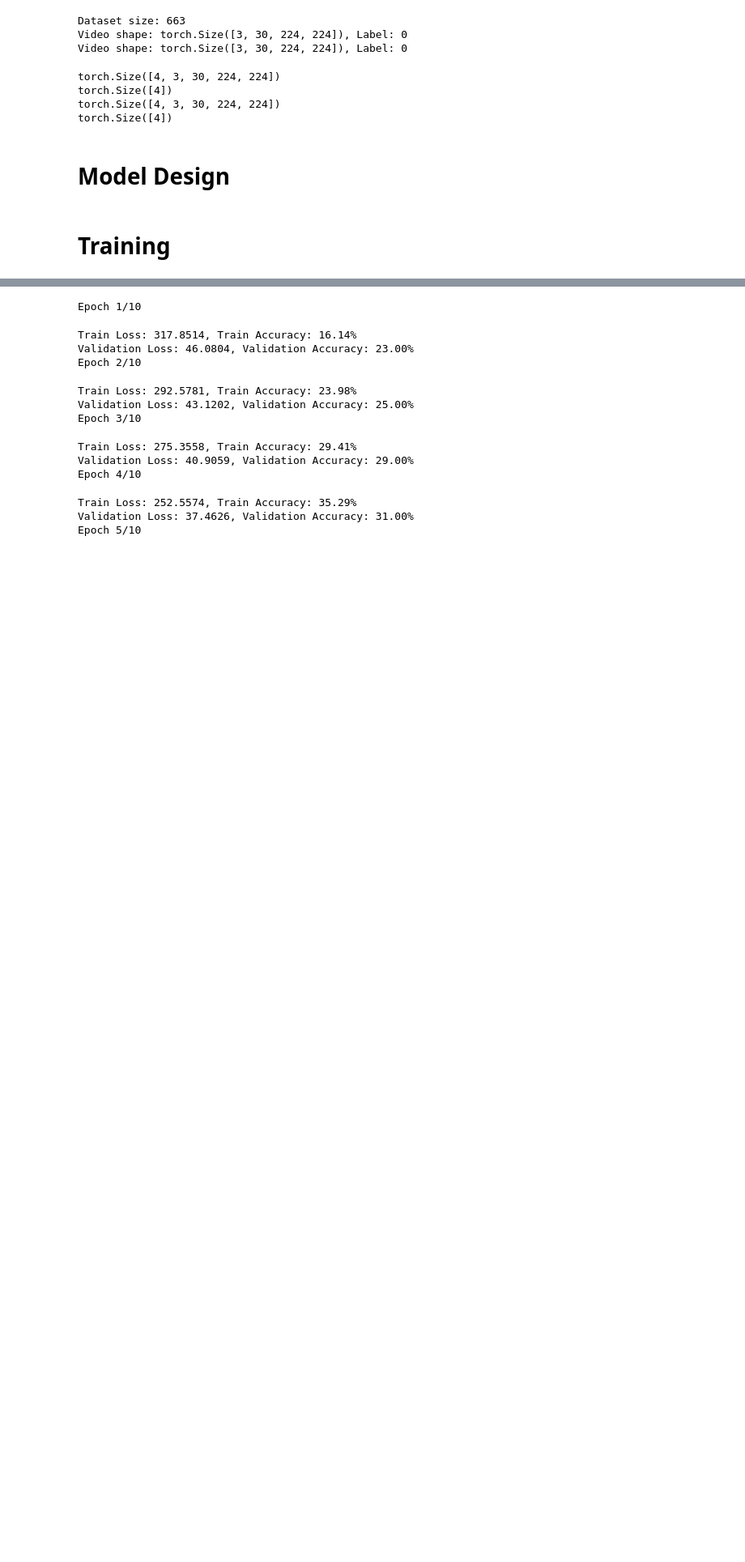
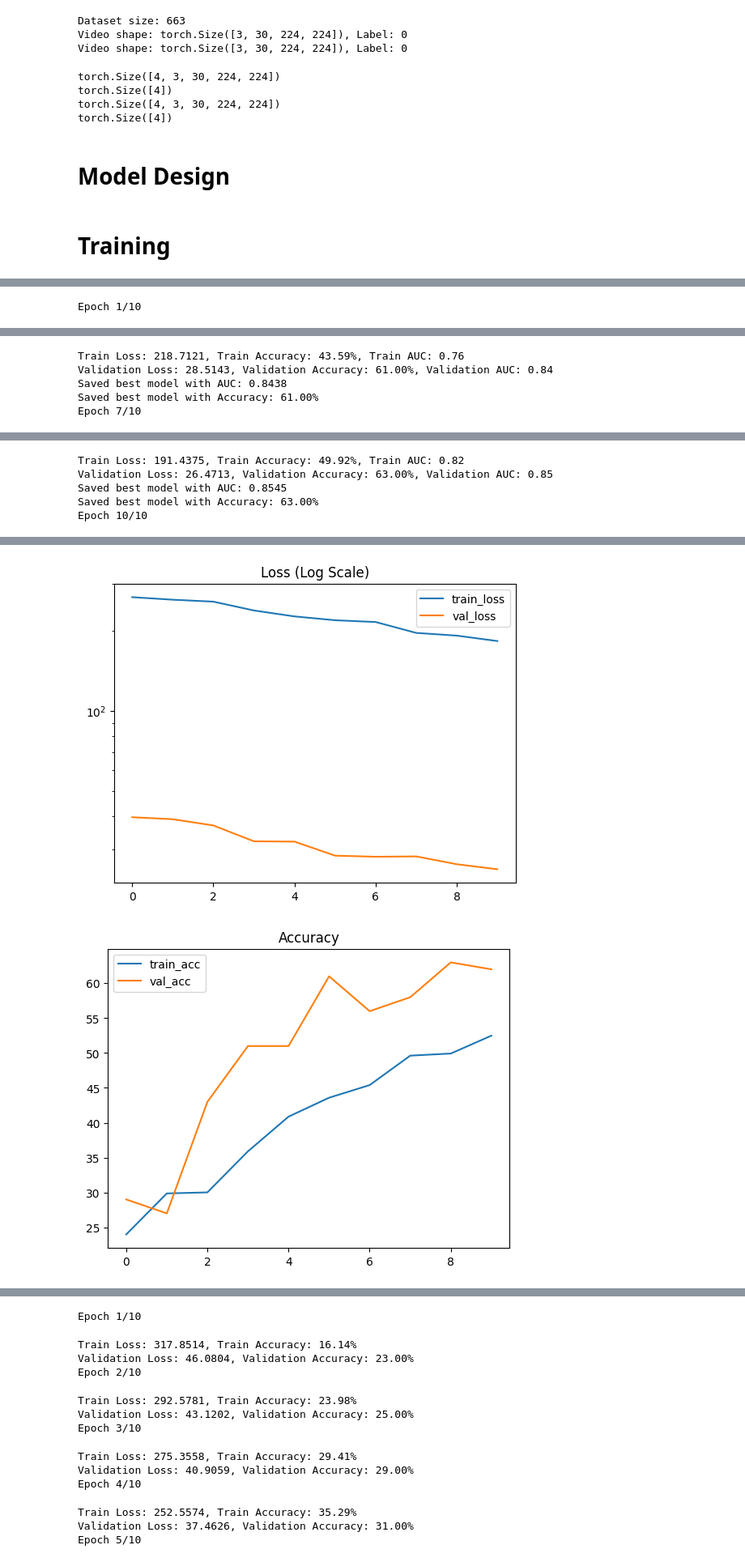
Before and after one commit to xzxzlala/Deep-Learning-Team-Project, a Jupyter notebook: final-project.ipynb, the cells around one changed output, grey strips where cells are left out. Shown at 81% size. Saved outputs shown, nothing was run; the diff lists cells and outputs as text; code cells hidden in the pictures; blank space fills up the shorter version.

Commit message:
experiments of conv3d and 'TCN'

```diff
--- a/final-project.ipynb
+++ b/final-project.ipynb
@@ -368,6 +378,34 @@ class FlexibleConv3DModel(nn.Module):
         return x
 # %% [markdown]
 # Training
+# %%
+import matplotlib.pyplot as plt
+
+def plot_metrics(train_loss_list, val_loss_list, train_acc_list, val_acc_list, train_auc_list, val_auc_list):
+    plt.figure()
+    plt.plot(train_loss_list, label='train_loss')
+    if val_loss_list:
+        plt.plot(val_loss_list, label='val_loss')
+    plt.yscale('log')  # Apply log scaling to the y-axis
+    plt.legend()
+    plt.title('Loss (Log Scale)')
+    plt.show()
+
+    plt.figure()
+    plt.plot(train_acc_list, label='train_acc')
+    if val_acc_list:
+        plt.plot(val_acc_list, label='val_acc')
+    plt.legend()
+    plt.title('Accuracy')
+    plt.show()
+
+    plt.figure()
+    plt.plot(train_auc_list, label='train_auc')
+    if val_auc_list:
+        plt.plot(val_auc_list, label='val_auc')
+    plt.legend()
+    plt.title('AUC')
+    plt.show()
 # %%
 import torch
 import torch.nn as nn
@@ -450,0 +545,15 @@ def train_model(model, train_loader, val_loader=None, num_epochs=10, device='cud
+# %%
+# Layer=3, drop = none, epoch = 10, batchsize = 4, lr = 0.001
+
+conv3d_1 = FlexibleConv3DModel(num_classes=5, num_conv_layers=3, initial_channels=16, use_dropout=False)
+
+conv3d_1_train = train_model(
+    model=conv3d_1,
+    train_loader=train_loader,
+    val_loader=val_loader,
+    num_epochs=10,
+    device='cuda' if torch.cuda.is_available() else 'cpu',
+    lr=0.001
+)
+# %% [output]
+Epoch 1/10
@@ -450,0 +582,5 @@ def train_model(model, train_loader, val_loader=None, num_epochs=10, device='cud
+Train Loss: 218.7121, Train Accuracy: 43.59%, Train AUC: 0.76
+Validation Loss: 28.5143, Validation Accuracy: 61.00%, Validation AUC: 0.84
+Saved best model with AUC: 0.8438
+Saved best model with Accuracy: 61.00%
+Epoch 7/10
@@ -450,0 +594,5 @@ def train_model(model, train_loader, val_loader=None, num_epochs=10, device='cud
+Train Loss: 191.4375, Train Accuracy: 49.92%, Train AUC: 0.82
+Validation Loss: 26.4713, Validation Accuracy: 63.00%, Validation AUC: 0.85
+Saved best model with AUC: 0.8545
+Saved best model with Accuracy: 63.00%
+Epoch 10/10
@@ -450,0 +602,2 @@ def train_model(model, train_loader, val_loader=None, num_epochs=10, device='cud
+[figure, added]
+[figure, added]
```
Also changed, not shown: parts of 19 cells of this notebook, 4 other files.
